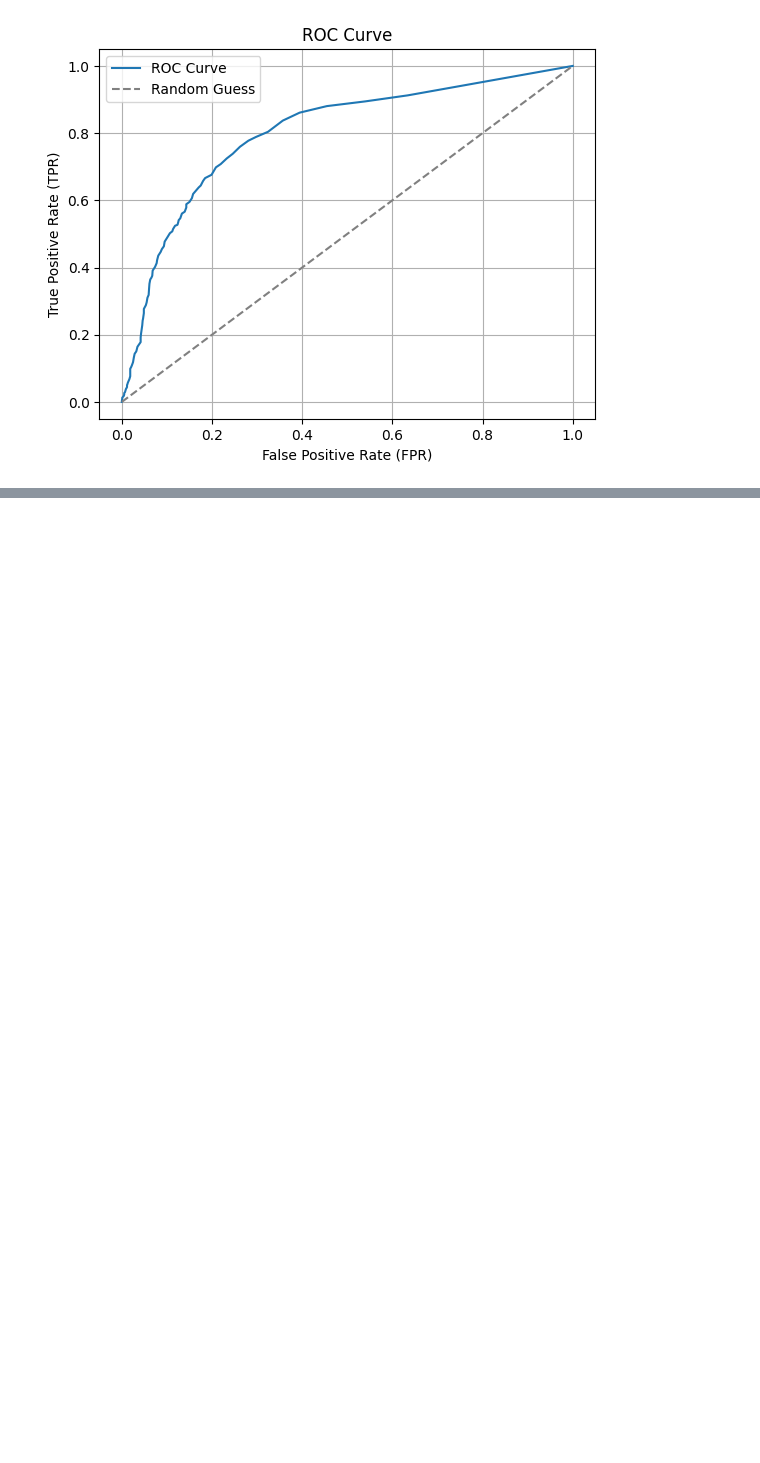
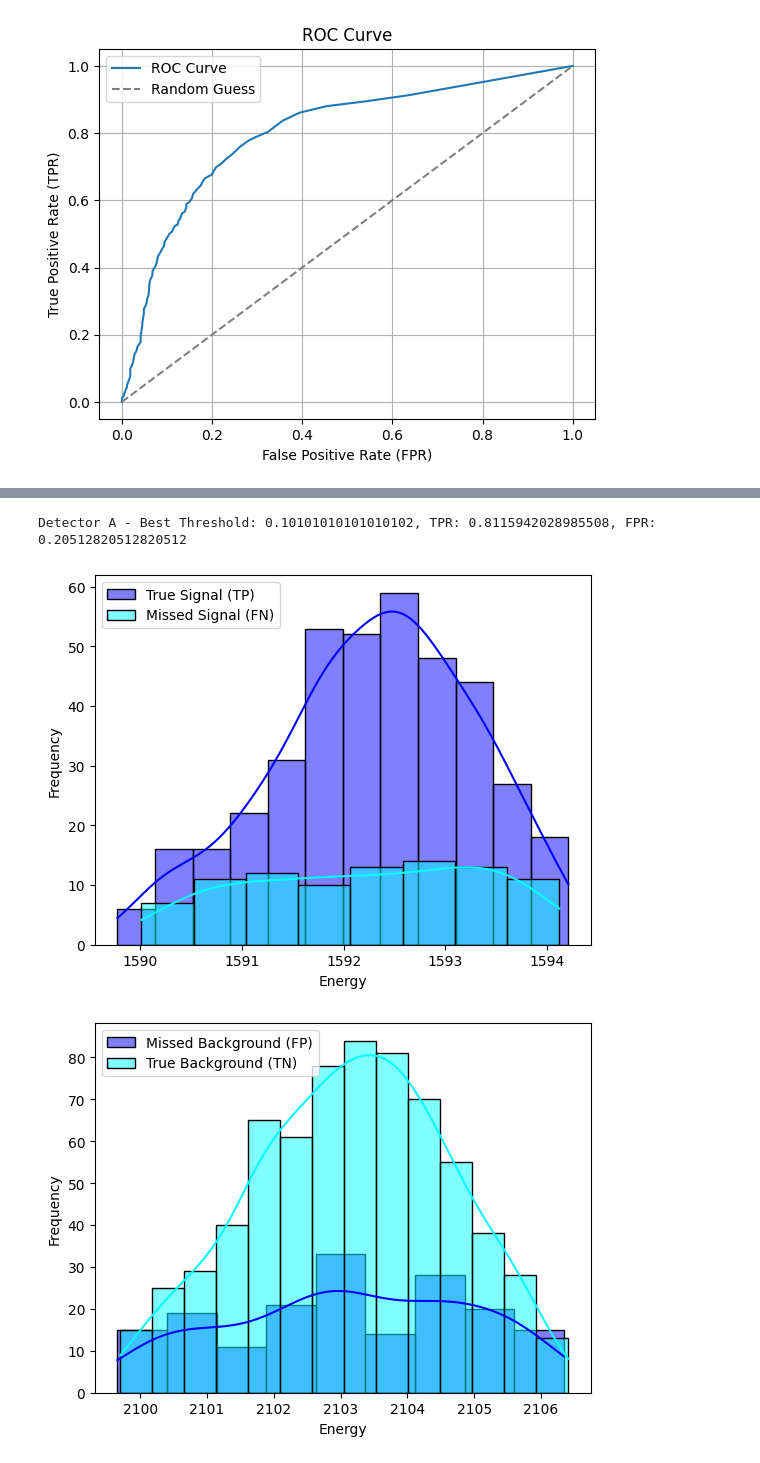
Before and after one commit to TangyKiwi/DSC-291-Final-Project, a Jupyter notebook: scripts/detectorsABCcut_Kevin.ipynb, the cells around one changed output, grey strips where cells are left out. Drawn from its saved outputs; the diff is of its cells as text; code cells hidden in the pictures; blank space fills up the shorter version.

```diff
--- a/scripts/detectorsABCcut_Kevin.ipynb
+++ b/scripts/detectorsABCcut_Kevin.ipynb
@@ -167,0 +253,71 @@ Detector A - Best Threshold: 0.10101010101010102, TPR: 0.7593880389429764, FPR:
+# %%
+true_A_signal_energy = A_signal[(A_signal["energy"] >= true_signal_min) & (A_signal["energy"] <= true_signal_max)]
+true_A_background_energy = A_background[(A_background["energy"] >= true_background_min) & (A_background["energy"] <= true_background_max)]
+B_signal_energy = detB[(detB["energy"] >= true_signal_min) & (detB["energy"] <= true_signal_max)]
+B_background_energy = detB[(detB["energy"] >= true_background_min) & (detB["energy"] <= true_background_max)]
+C_signal_energy = detC[(detC["energy"] >= true_signal_min) & (detC["energy"] <= true_signal_max)]
+C_background_energy = detC[(detC["energy"] >= true_background_min) & (detC["energy"] <= true_background_max)]
+target_signal_energy = detTarget[(detTarget["energy"] >= true_signal_min) & (detTarget["energy"] <= true_signal_max)]
+target_background_energy = detTarget[(detTarget["energy"] >= true_background_min) & (detTarget["energy"] <= true_background_max)]
+# %%
+# determine your cutting threshold on detector A using both of its 1592 peak
+# (signal) and 2103 peak (background)
+# perform baseline subtraction as needed
+
+def threshold_calc(signal, background, name):
+    tprs = []
+    fprs = []
+
+    best_tpr = 0
+    best_fpr = 1
+    best_threshold = 0
+    thresholds = np.linspace(0, 1, 100)
+    for threshold in thresholds:
+        tp = np.sum((signal['class_score'] >= threshold))
+        fp = np.sum((background['class_score'] >= threshold))
+        fn = np.sum((signal['class_score'] < threshold))
+        tn = np.sum((background['class_score'] < threshold))
+
+        tpr = tp / (tp + fn) if (tp + fn) > 0 else 0
+        tprs.append(tpr)
+        fpr = fp / (fp + tn) if (fp + tn) > 0 else 0
+        fprs.append(fpr)
+
+        if tpr - fpr > best_tpr - best_fpr:
+            best_tpr = tpr
+            best_fpr = fpr
+            best_threshold = threshold
+
+    print(f"Detector {name} - Best Threshold: {best_threshold}, TPR: {best_tpr}, FPR: {best_fpr}")
+    sns.histplot(signal[signal['class_score'] >= best_threshold]['energy'], color='blue', label='True Signal (TP)', kde=True)
+    sns.histplot(signal[signal['class_score'] < best_threshold]['energy'], color='cyan', label='Missed Signal (FN)', kde=True)
+    plt.xlabel("Energy")
+    plt.ylabel("Frequency")
+    plt.legend()
+    plt.show()
+    sns.histplot(background[background['class_score'] >= best_threshold]['energy'], color='blue', label='Missed Background (FP)', kde=True)
+    sns.histplot(background[background['class_score'] < best_threshold]['energy'], color='cyan', label='True Background (TN)', kde=True)
+    plt.xlabel("Energy")
+    plt.ylabel("Frequency")
+    plt.legend()
+    plt.show()
+    fig, ax = plt.subplots(figsize=(6, 6))
+    ax.set_axisbelow(True)
+    ax.plot(fprs, tprs, linestyle='-', label="ROC Curve")
+    ax.scatter([best_fpr], [best_tpr], color='red', label=f'Best Threshold: {best_threshold:.2f}', zorder=5)
+    ax.plot([0, 1], [0, 1], linestyle='--', color='gray', label="Random Guess")
+    ax.set_xlabel("False Positive Rate (FPR)")
+    ax.set_ylabel("True Positive Rate (TPR)")
+    plt.title("ROC Curve")
+    plt.legend()
+    ax.grid()
+    plt.show()
+
+    return best_threshold
+
+THRESHOLD = threshold_calc(true_A_signal_energy, true_A_background_energy, 'A')
+# threshold_calc(detB, delta, 'B')
+# %% [output]
+Detector A - Best Threshold: 0.10101010101010102, TPR: 0.8115942028985508, FPR: 0.20512820512820512
+[figure, added]
+[figure, added]
```
Also changed, not shown: parts of 5 cells of this notebook.
